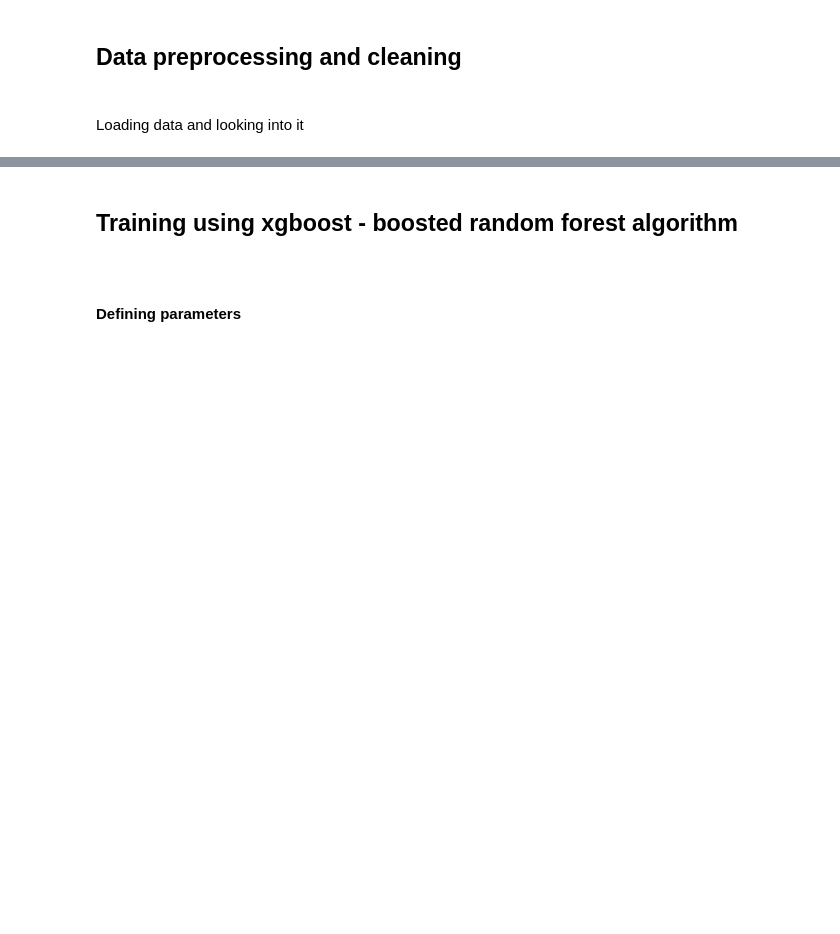
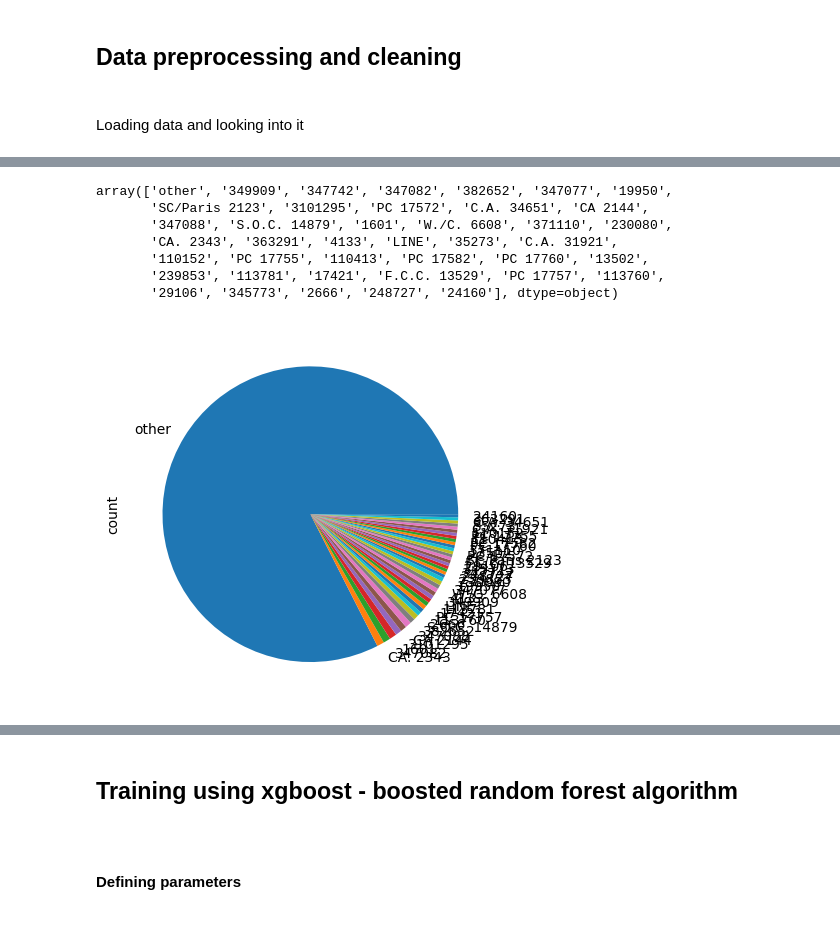
Before and after one commit to Athamko/titanic_survivors, a Jupyter notebook: titanic_survivors.ipynb, the cells around one changed output, grey strips where cells are left out. Saved outputs shown, nothing was run; the diff lists cells and outputs as text; code cells hidden in the pictures; blank space fills up the shorter version.

```diff
--- a/titanic_survivors.ipynb
+++ b/titanic_survivors.ipynb
@@ -76,0 +103,24 @@ Test data:
+# %%
+train_data = pd.DataFrame(train_data)
+
+cabins = train_data.groupby("Cabin")["Cabin"].count().sort_values(ascending=False)
+tickets = train_data.groupby("Ticket")["Ticket"].count().sort_values(ascending=False)
+
+usable_tickets = tickets[tickets > 1]
+len(usable_tickets)
+
+usable_cabins = cabins[cabins > 1]
+len(usable_cabins)
+
+
+
+train_data["Ticket"] = train_data["Ticket"].apply(lambda x: "other" if x not in usable_tickets else x)
+
+train_data["Cabin"] = train_data["Cabin"].apply(lambda x: "other" if x not in usable_cabins else x)
+
+
+test_data["Ticket"] = test_data["Ticket"].apply(lambda x: "other" if x not in usable_tickets else x)
+
+test_data["Cabin"] = test_data["Cabin"].apply(lambda x: "other" if x not in usable_cabins else x)
+
+train_data.head(10)
@@ -76,0 +139,13 @@ Test data:
+# %%
+
+train_data["Ticket"].value_counts().plot(kind="pie")
+train_data["Ticket"].unique()
+# %% [output]
+array(['other', '349909', '347742', '347082', '382652', '347077', '19950',
+       'SC/Paris 2123', '3101295', 'PC 17572', 'C.A. 34651', 'CA 2144',
+       '347088', 'S.O.C. 14879', '1601', 'W./C. 6608', '371110', '230080',
+       'CA. 2343', '363291', '4133', 'LINE', '35273', 'C.A. 31921',
+       '110152', 'PC 17755', '110413', 'PC 17582', 'PC 17760', '13502',
+       '239853', '113781', '17421', 'F.C.C. 13529', 'PC 17757', '113760',
+       '29106', '345773', '2666', '248727', '24160'], dtype=object)
+[figure, added]
```
Also changed, not shown: parts of 10 cells of this notebook, 1 other file.
